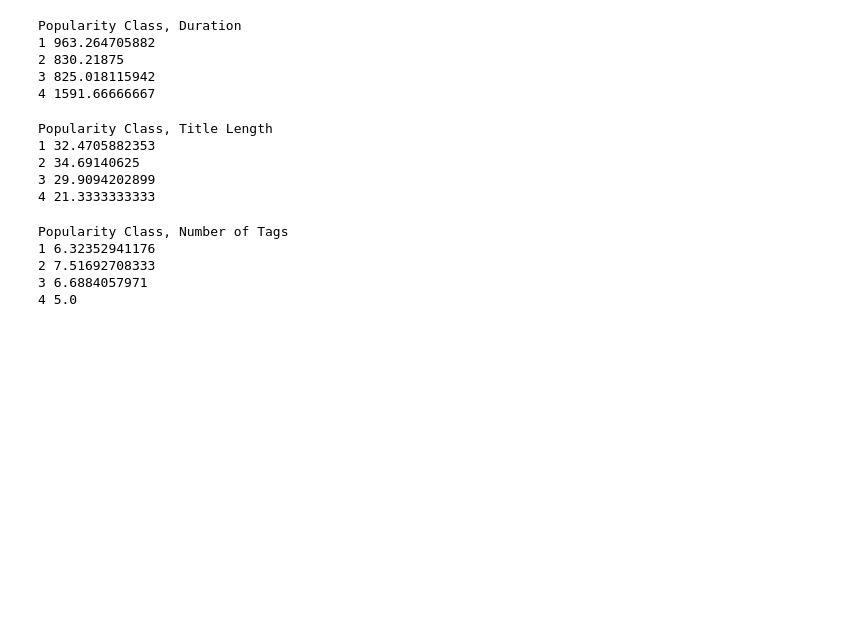
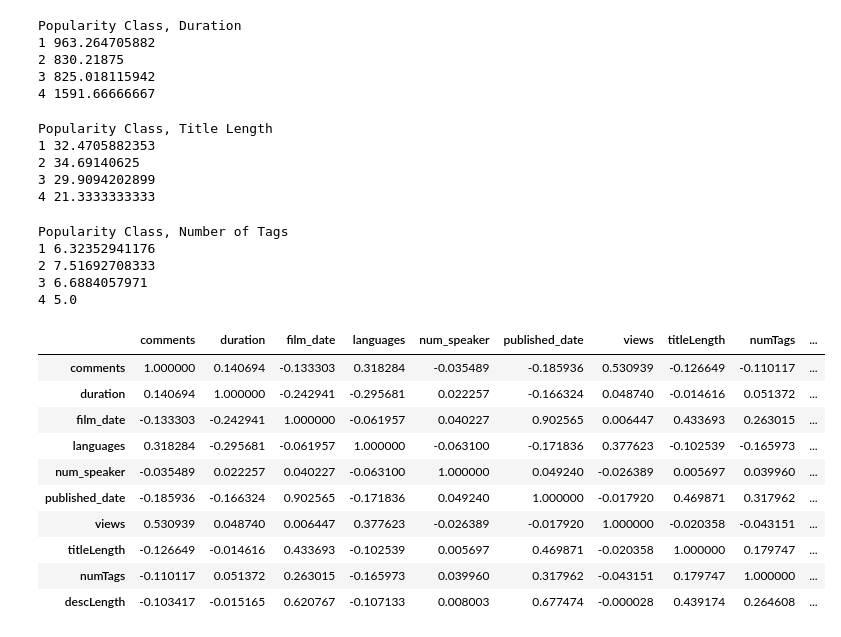
Before and after one commit to artina-m/TopTalks, a Jupyter notebook: Exploratory Data Analysis.ipynb, the cells around one changed output. Drawn from its saved outputs; the diff is of its cells as text; code cells hidden in the pictures; blank space fills up the shorter version.

```diff
--- a/Exploratory Data Analysis.ipynb
+++ b/Exploratory Data Analysis.ipynb
@@ -165,3 +186,18 @@ Popularity Class, Number of Tags
 2 7.51692708333
 3 6.6884057971
 4 5.0
+# %%
+corr = talks.corr();
+corr
+# %% [output]
+|  | comments | duration | film_date | languages | num_speaker | published_date | views | titleLength | numTags | ... |
+| comments | 1.000000 | 0.140694 | -0.133303 | 0.318284 | -0.035489 | -0.185936 | 0.530939 | -0.126649 | -0.110117 | ... |
+| duration | 0.140694 | 1.000000 | -0.242941 | -0.295681 | 0.022257 | -0.166324 | 0.048740 | -0.014616 | 0.051372 | ... |
+| film_date | -0.133303 | -0.242941 | 1.000000 | -0.061957 | 0.040227 | 0.902565 | 0.006447 | 0.433693 | 0.263015 | ... |
+| languages | 0.318284 | -0.295681 | -0.061957 | 1.000000 | -0.063100 | -0.171836 | 0.377623 | -0.102539 | -0.165973 | ... |
+| num_speaker | -0.035489 | 0.022257 | 0.040227 | -0.063100 | 1.000000 | 0.049240 | -0.026389 | 0.005697 | 0.039960 | ... |
+| published_date | -0.185936 | -0.166324 | 0.902565 | -0.171836 | 0.049240 | 1.000000 | -0.017920 | 0.469871 | 0.317962 | ... |
+| views | 0.530939 | 0.048740 | 0.006447 | 0.377623 | -0.026389 | -0.017920 | 1.000000 | -0.020358 | -0.043151 | ... |
+| titleLength | -0.126649 | -0.014616 | 0.433693 | -0.102539 | 0.005697 | 0.469871 | -0.020358 | 1.000000 | 0.179747 | ... |
+| numTags | -0.110117 | 0.051372 | 0.263015 | -0.165973 | 0.039960 | 0.317962 | -0.043151 | 0.179747 | 1.000000 | ... |
+| descLength | -0.103417 | -0.015165 | 0.620767 | -0.107133 | 0.008003 | 0.677474 | -0.000028 | 0.439174 | 0.264608 | ... |
```
Also changed, not shown: parts of 9 cells of this notebook.
